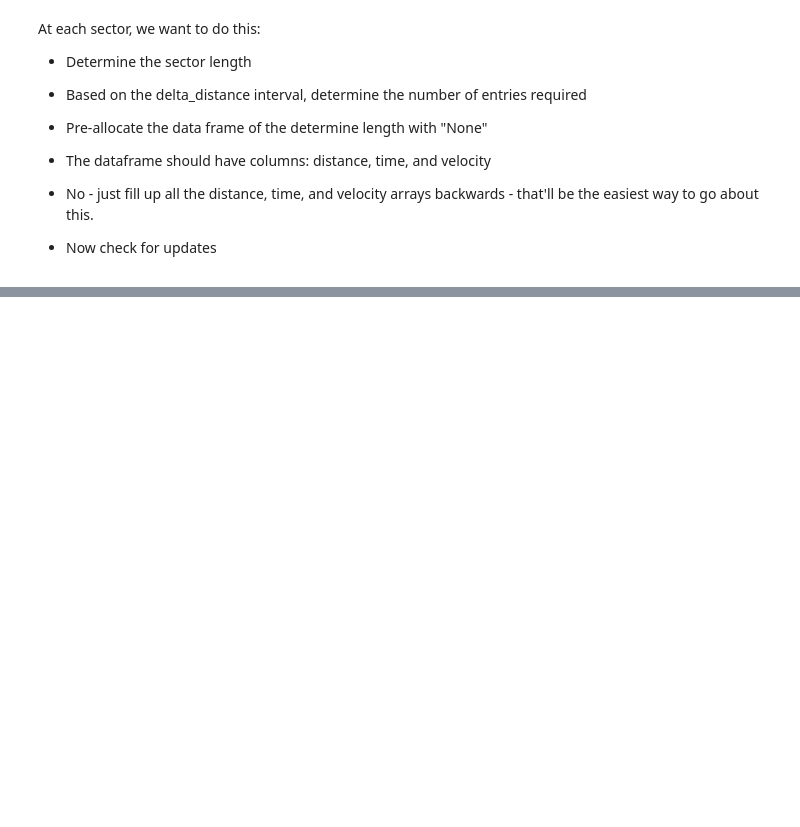
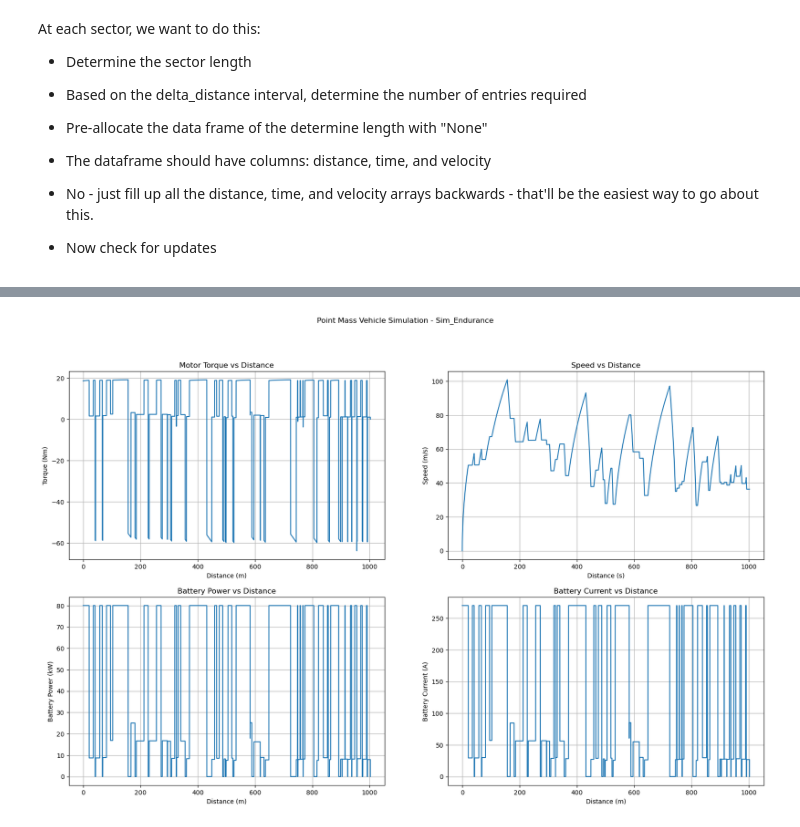
Before and after one commit to UBCFormulaElectric/LapSim, a Jupyter notebook: lapsim_V2.0.ipynb, the cells around one changed output, grey strips where cells are left out. Drawn from its saved outputs; the diff is of its cells as text; code cells hidden in the pictures; blank space fills up the shorter version.

Commit message:
Current working simulation - for AMK motors. Some simulation constants are estimated and inaccurate. Currently reporting TOO HIGH energy usage - so will need to debug that.

```diff
--- a/lapsim_V2.0.ipynb
+++ b/lapsim_V2.0.ipynb
@@ -274,8 +315,6 @@ At each sector, we want to do this:
 * Now check for updates
 # %%
 # Begin the iteration:
-# Vector length:
-num_intervals = int(trackData.loc[trackData.index[-1], 'Cumulative Length'] / delta_d)
 
 # Vectors for each set of data
 # Create a dictionary of values
@@ -288,11 +327,13 @@ headers = ['v0',                    # velocity vector (m/s)
            "T_a",                   # Axel torque (Nm)
            "F_trac",                # traction force (N)
            "F_drag",                # drag force (N)
+           "F_down",                # down force (N)
            "F_RR",                  # rolling resistance (N)
            "F_net_tan",             # net force in the tangential direction (N)
            "a_tan0",                # tangential acceleration (m/s^2)
            "a_norm0",               # normal/centripetal acceleration (m/s^2)
            "P_battery",             # battery power (kW)
+           "V_battery",             # battery voltage (V)
            "P_battery_regen",       # battery regen power (kW)
            "Capacity",              # Battery capacity (Ah)
            "Pack Current",          # Battery pack current (A)
@@ -307,21 +348,21 @@ dataDict = dict.fromkeys(headers)
 
 # add empty zero vectors
 for i in range(0, len(headers)):
-    if headers[i] != "t0":
-        dataDict[headers[i]] = np.zeros(num_intervals)
+    dataDict[headers[i]] = np.zeros(num_intervals)
 
 # Add some starting values
 dataDict['Capacity'][0] = capacity0
 dataDict['SoC Capacity'][0] = initial_SoC
 dataDict['Battery Temp'][0] = batteryTemp0
 dataDict['Heatsink Temp'][0] = heatsink_temp_0
+dataDict['V_battery'][0] = pack_max_voltage
 
 # CALCULATIONS
 for i in range(0, num_intervals-1):
     # INITIAL CALCULATIONS
 
     # Calculates the fastest next speed and the smallest possible time
-    dataDict = dynF.fastestNextSpeed(dataDict, i)
+    dataDict = dynF.fastestNextSpeed(dataDict, PeakTorqueSpeed, i)
 
     #########################################
     # TRACTION CALCULTIONS
@@ -336,89 +377,70 @@ for i in range(0, num_intervals-1):
     # # determine instantaneous track radius
     # current_radius = trackRadius[trackLocation]
 
-    # # Now, check to find the maximum actually possible speed based on traction considerations
-    # v_max = dynF.findMaxSpeed(current_radius, dataDict, i)
+    # Now, check to find the maximum actually possible speed based on traction considerations
+    v_max = dynF.findMaxSpeed(trackData, dataDict, i)
 
-    # Now determine whether we exceed that speed, and if so, recalculate the possible values
+    # Now determine whether we exceed the maximum speed in a, and if so, recalculate the possible values
     if dataDict['v0'][i+1] > v_max:
+        # print('Above max speed - iteration %d' % i)
         dataDict = dynF.limit_max_speed(dataDict, v_max, i)
 
     # Add the braking
-    # dataDict = dynF.batteryBrakeAndRegen(dataDict, i)
+    dataDict = dynF.braking(brakeDict, dataDict, i)
 
     ###########################################
 
     # Determine battery power used during the race
-    if dataDict['F_trac'][i] > 0:
-        dataDict = dynF.batteryPower(dataDict, i)
-    else:
-        dataDict['P_battery'][i] = 0
+    dataDict = dynF.batteryPower(dataDict, i, ShaftTorque, PowerFactor, TotalLosses, AMK_current, AMK_speeds)
 
-    ###########################################
-    # Add the further battery calcs here:
-    # For my simulation battery power
-    dataDict = dynF.batteryPackCalcs(dataDict, i)
+    # Add safety checks on the battery here
+    dataDict = dynF.batteryChecks(dataDict, i, AMK_current, AMK_speeds, ShaftTorque)
 
-    ###########################################
+    # Additional Battery Calculations
+    dataDict = dynF.extraBatteryCalcs(dataDict, i)
 
-    # # Increase time vector
-    # next_t = np.array([dataDict['t0'][i] + dt])
-    # dataDict['t0'] = np.append(dataDict['t0'], next_t)
+    # Energy calculations
+    dataDict = dynF.energyConsumed(dataDict, i)
 
-    # Set any negative motor torque to zero
-    if dataDict['T_m'][i] < 0:
-        dataDict['T_m'][i] = 0
-
+# # !!! TO FIX
 # # Trapezoidal approximation for energy used
 # energy, totalEnergy = dynF.trapezoidApprox(dataDict['P_battery'])
 # dataDict['Energy Use'] = energy
 
-# OLenergy, OLTotalEnergy = dynF.trapezoidApprox(dataDict['P_battery_OL'])
-# dataDict['Energy Use OL'] = OLenergy
+# # Determine SoCe based on this!
+# dataDict = dynF.SoCenergy(dataDict, knownTotalEnergy)
 
-dataDict['Max Values'][1] = totalEnergy
-print('Energy Used (This Sim): ', totalEnergy, 'kWh')
-# print('Energy Used (Optimum Lap): ', OLTotalEnergy, 'kWh')
-
-# Determine SoCe based on this!
-dataDict = dynF.SoCenergy(dataDict, knownTotalEnergy)
+# !!! TO FIX
+total_energy = dataDict['Energy Use'][-1] * numLaps
+dataDict['Max Values'][1] = total_energy
+print('Energy Used (This Sim): ', total_energy, 'kWh')
 
 # Determination of maximum power
 dataDict['P_battery'] = dataDict['P_battery'] / 1000        # convert to kW
-# dataDict['P_battery_OL'] = dataDict['P_battery_OL'] / 1000
-dataDict['P_battery_regen'] = dataDict['P_battery_regen'] / 1000
 maxPower = max(dataDict['P_battery'])
-# OLMaxPower = max(dataDict['P_battery_OL'])
 averagePower = np.mean(dataDict['P_battery'])
-# averageOLPower = np.mean(dataDict['P_battery_OL'])
 
-# dataDict['Max Values'][2] = "Max power Used (kW)"
+# dataDict['Max Values'][2] = "Max power Used (kW)" - cannot put this in bc it's a string
 dataDict['Max Values'][3] = maxPower
 print("Max Power (This Sim): ", maxPower, "kW")
-# print("Max Power (Optimum Lap): ", OLMaxPower, "kW")
 print("Avg Power (This Sim): ", averagePower, "kW")
-# print("Avg Power (Optimum Lap): ", averageOLPower, "kW")
 print("Car Mass: " + str(mass) + " kg")
-
-# Now cut all arrays down to the correct size before inputting into a dataframe
-# time_size = len(dataDict['t0'])
-# for i in range(0, len(headers)):
-#     dataDict[headers[i]] = dataDict[headers[i]][:time_size]
 
 # Additional Outputs
 dataDict['v0'] = dataDict['v0'] * 3.6            # convert to km/h
-print("Total Time: ", dataDict['t0'][-1], "s")
-print("Lap Time: ", dataDict['t0'][-1] / numLaps, "s")
-print("Final SoC(c): ", dataDict['SoC Capacity'][-1], "%")
+print("Lap Time: ", dataDict['t0'][-1], "s")
+print("Total Time: ", dataDict['t0'][-1] * numLaps, "s")
+# print("Final SoC(c): ", dataDict['SoC Capacity'][-1], "%")
 
 # Now I want to write all the columns to a dictionary and then input it into a dataframe - since it's easier to do column-wise
 dfData = pd.DataFrame(dataDict)
 dfData.dropna(inplace = True)
 
-# Drop extra columns based on the size of the time vector
+# Output to csv
 outfile = "dynamicsCalcs.csv"
 dfData.to_csv(outfile, index=False)
 
 # Create plots
 dynF.plotData(dataDict)
 print("Completed")
+# %% [output]
@@ -424,0 +454 @@ print("Completed")
+[figure, added]
```
Also changed, not shown: parts of 5 cells of this notebook, 6 other files.
